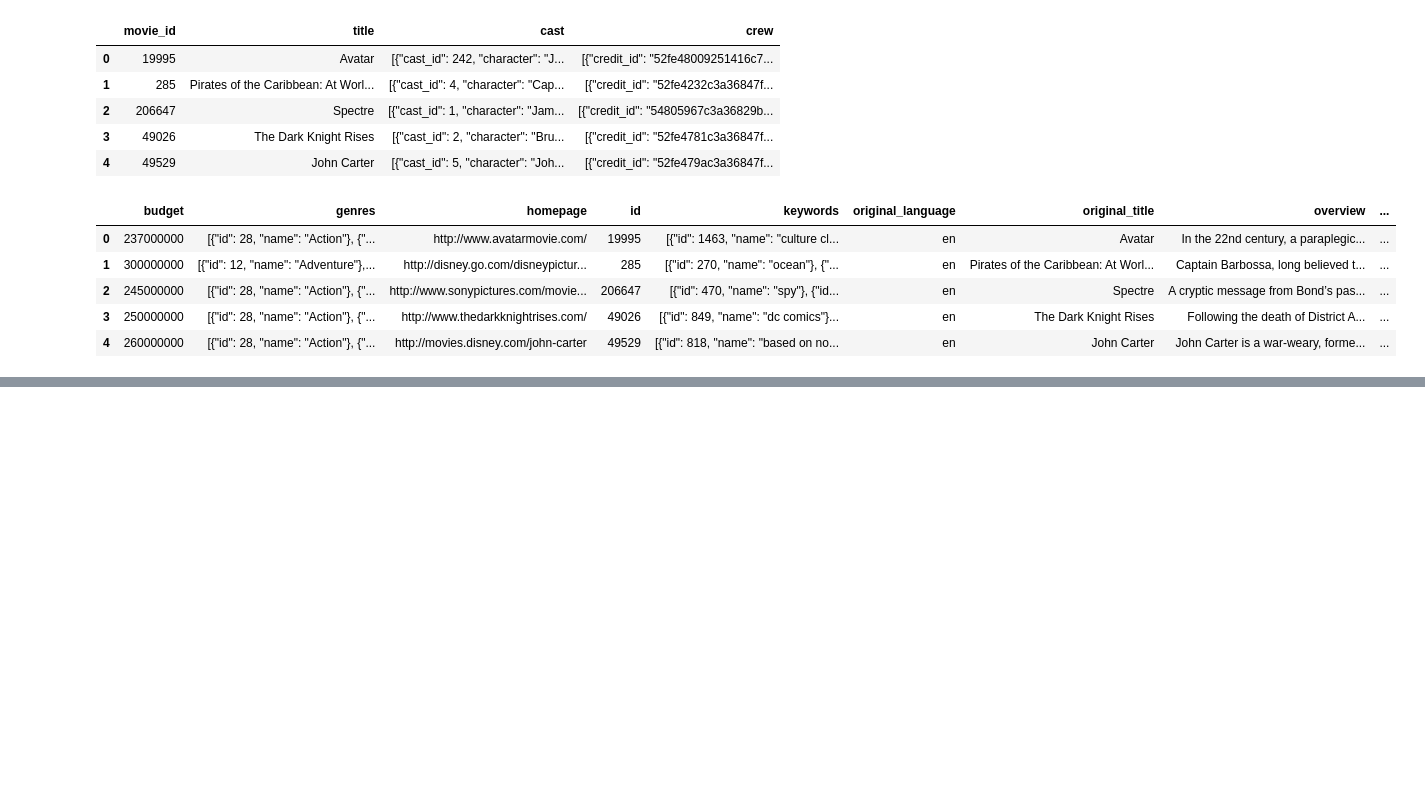
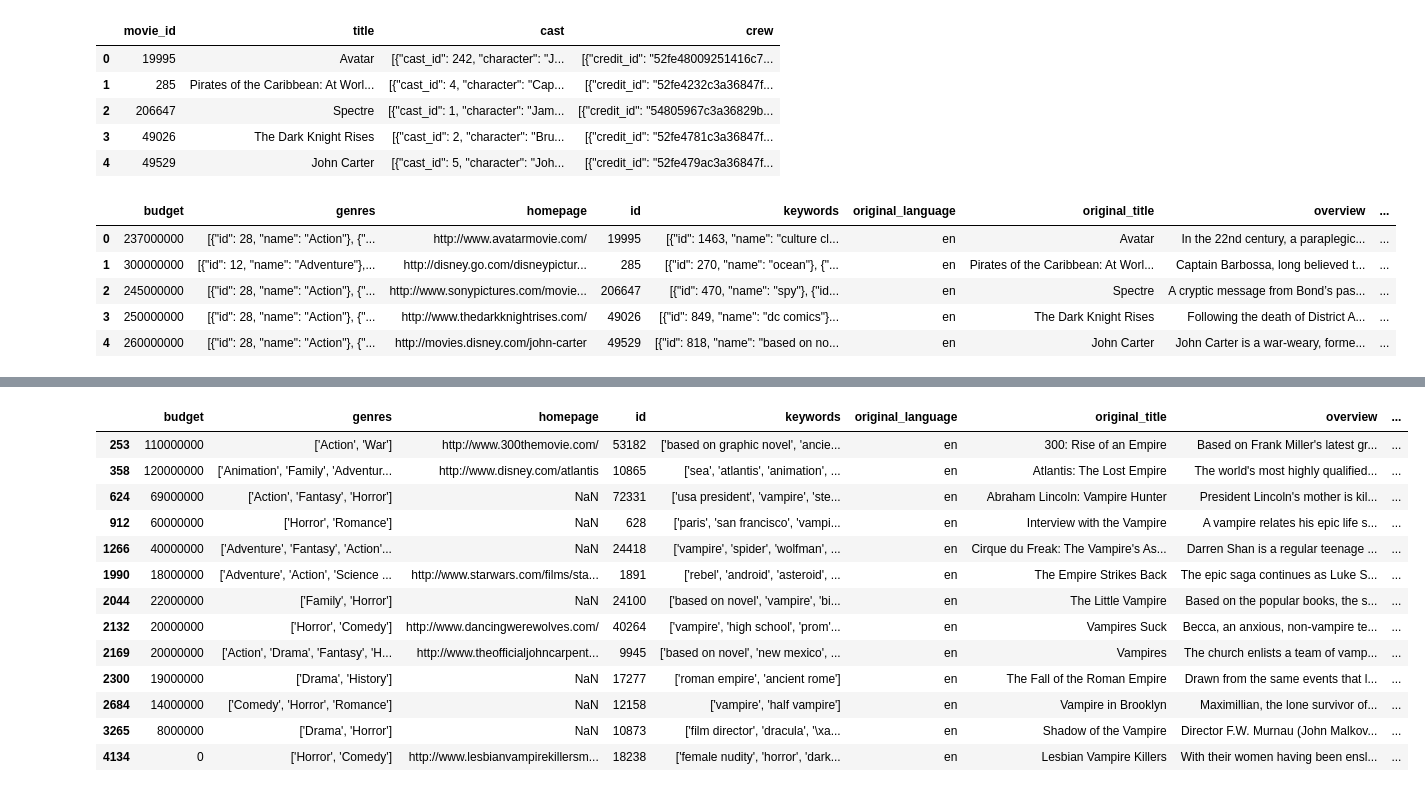
Before and after one commit to navendano11/NLP, a Jupyter notebook: NLP_tmdb.ipynb, the cells around one changed output, grey strips where cells are left out. Cells and saved outputs as stored; diff of their text form; code cells hidden in the pictures; blank space fills up the shorter version.

```diff
--- a/NLP_tmdb.ipynb
+++ b/NLP_tmdb.ipynb
@@ -6,3 +7,5 @@ import seaborn as sns
+# %%
+pd.set_option('display.max_columns', None)
 # %%
 credits= pd.read_csv('tmdb_5000_credits.csv')
 credits.rename(columns=lambda x: x.strip(), inplace=True)
@@ -31,0 +89,2 @@ array(['Released', 'Post Production', 'Rumored'], dtype=object)
+# %%
+movies=movies.merge(credits,left_on='id',right_on='movie_id',how='left')
@@ -31,0 +100,17 @@ array(['Released', 'Post Production', 'Rumored'], dtype=object)
+# %%
+movies[movies['title_x'].str.contains('mpire')]
+# %% [output]
+|  | budget | genres | homepage | id | keywords | original_language | original_title | overview | ... |
+| 253 | 110000000 | ['Action', 'War'] | http://www.300themovie.com/ | 53182 | ['based on graphic novel', 'ancie... | en | 300: Rise of an Empire | Based on Frank Miller's latest gr... | ... |
+| 358 | 120000000 | ['Animation', 'Family', 'Adventur... | http://www.disney.com/atlantis | 10865 | ['sea', 'atlantis', 'animation', ... | en | Atlantis: The Lost Empire | The world's most highly qualified... | ... |
+| 624 | 69000000 | ['Action', 'Fantasy', 'Horror'] | NaN | 72331 | ['usa president', 'vampire', 'ste... | en | Abraham Lincoln: Vampire Hunter | President Lincoln's mother is kil... | ... |
+| 912 | 60000000 | ['Horror', 'Romance'] | NaN | 628 | ['paris', 'san francisco', 'vampi... | en | Interview with the Vampire | A vampire relates his epic life s... | ... |
+| 1266 | 40000000 | ['Adventure', 'Fantasy', 'Action'... | NaN | 24418 | ['vampire', 'spider', 'wolfman', ... | en | Cirque du Freak: The Vampire's As... | Darren Shan is a regular teenage ... | ... |
+| 1990 | 18000000 | ['Adventure', 'Action', 'Science ... | http://www.starwars.com/films/sta... | 1891 | ['rebel', 'android', 'asteroid', ... | en | The Empire Strikes Back | The epic saga continues as Luke S... | ... |
+| 2044 | 22000000 | ['Family', 'Horror'] | NaN | 24100 | ['based on novel', 'vampire', 'bi... | en | The Little Vampire | Based on the popular books, the s... | ... |
+| 2132 | 20000000 | ['Horror', 'Comedy'] | http://www.dancingwerewolves.com/ | 40264 | ['vampire', 'high school', 'prom'... | en | Vampires Suck | Becca, an anxious, non-vampire te... | ... |
+| 2169 | 20000000 | ['Action', 'Drama', 'Fantasy', 'H... | http://www.theofficialjohncarpent... | 9945 | ['based on novel', 'new mexico', ... | en | Vampires | The church enlists a team of vamp... | ... |
+| 2300 | 19000000 | ['Drama', 'History'] | NaN | 17277 | ['roman empire', 'ancient rome'] | en | The Fall of the Roman Empire | Drawn from the same events that l... | ... |
+| 2684 | 14000000 | ['Comedy', 'Horror', 'Romance'] | NaN | 12158 | ['vampire', 'half vampire'] | en | Vampire in Brooklyn | Maximillian, the lone survivor of... | ... |
+| 3265 | 8000000 | ['Drama', 'Horror'] | NaN | 10873 | ['film director', 'dracula', '\xa... | en | Shadow of the Vampire | Director F.W. Murnau (John Malkov... | ... |
+| 4134 | 0 | ['Horror', 'Comedy'] | http://www.lesbianvampirekillersm... | 18238 | ['female nudity', 'horror', 'dark... | en | Lesbian Vampire Killers | With their women having been ensl... | ... |
```
Also changed, not shown: parts of 4 cells of this notebook.
